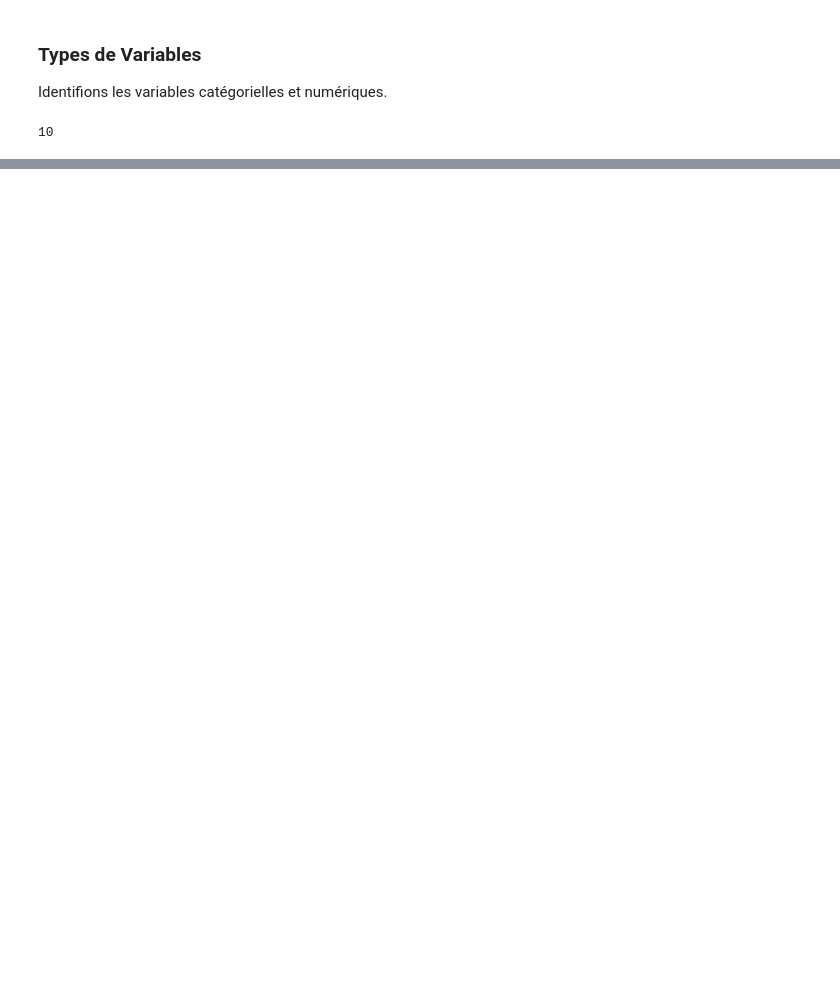
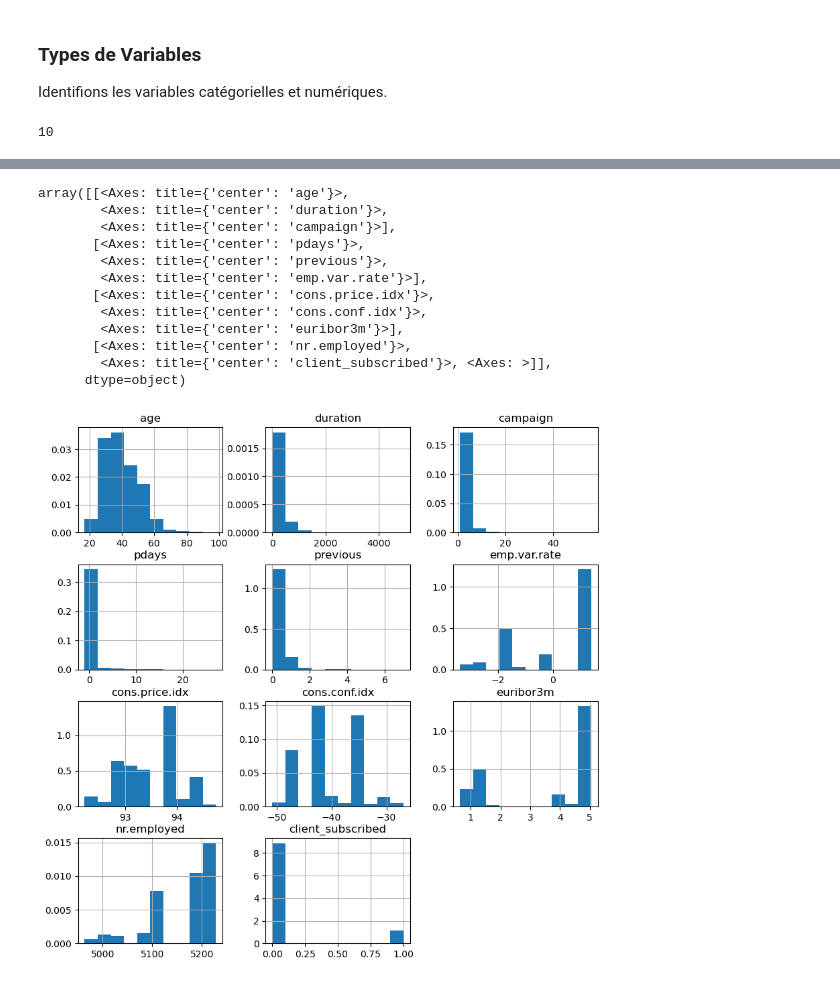
Before and after one commit to salif95/Bank_Marketing, a Jupyter notebook: bank_marketing.ipynb, the cells around one changed output, grey strips where cells are left out. Drawn from its saved outputs; the diff is of its cells as text; code cells hidden in the pictures; blank space fills up the shorter version.

Commit message:
Data description

```diff
--- a/bank_marketing.ipynb
+++ b/bank_marketing.ipynb
@@ -281 +285,5 @@ y                 0.0
 dtype: float64
+# %%
+data_df = pd.read_csv('C:\\Users\\Aboubacar\\OneDrive\Bureau\\Bank_Marketing\\bank_additional_full.csv', delimiter=';')
+data_df['pdays'] = data_df['pdays'].replace(999, -1)
+data_df.head()
@@ -281,0 +297,5 @@ dtype: float64
+# %%
+# Let's replace 'y' target variable  into integres before any visualisations
+data_df['y'] = data_df['y']. apply(lambda x:1 if x=='yes' else 0)
+# Rename the target variable into 'client_subscribed'
+data_df.rename(columns={"y": "client_subscribed"}, inplace=True)
@@ -281,0 +323,16 @@ dtype: float64
+# %%
+data_df.hist(figsize=(10, 10), density=True)
+# %% [output]
+array([[<Axes: title={'center': 'age'}>,
+        <Axes: title={'center': 'duration'}>,
+        <Axes: title={'center': 'campaign'}>],
+       [<Axes: title={'center': 'pdays'}>,
+        <Axes: title={'center': 'previous'}>,
+        <Axes: title={'center': 'emp.var.rate'}>],
+       [<Axes: title={'center': 'cons.price.idx'}>,
+        <Axes: title={'center': 'cons.conf.idx'}>,
+        <Axes: title={'center': 'euribor3m'}>],
+       [<Axes: title={'center': 'nr.employed'}>,
+        <Axes: title={'center': 'client_subscribed'}>, <Axes: >]],
+      dtype=object)
+[figure, added]
```
Also changed, not shown: parts of 39 cells of this notebook.
